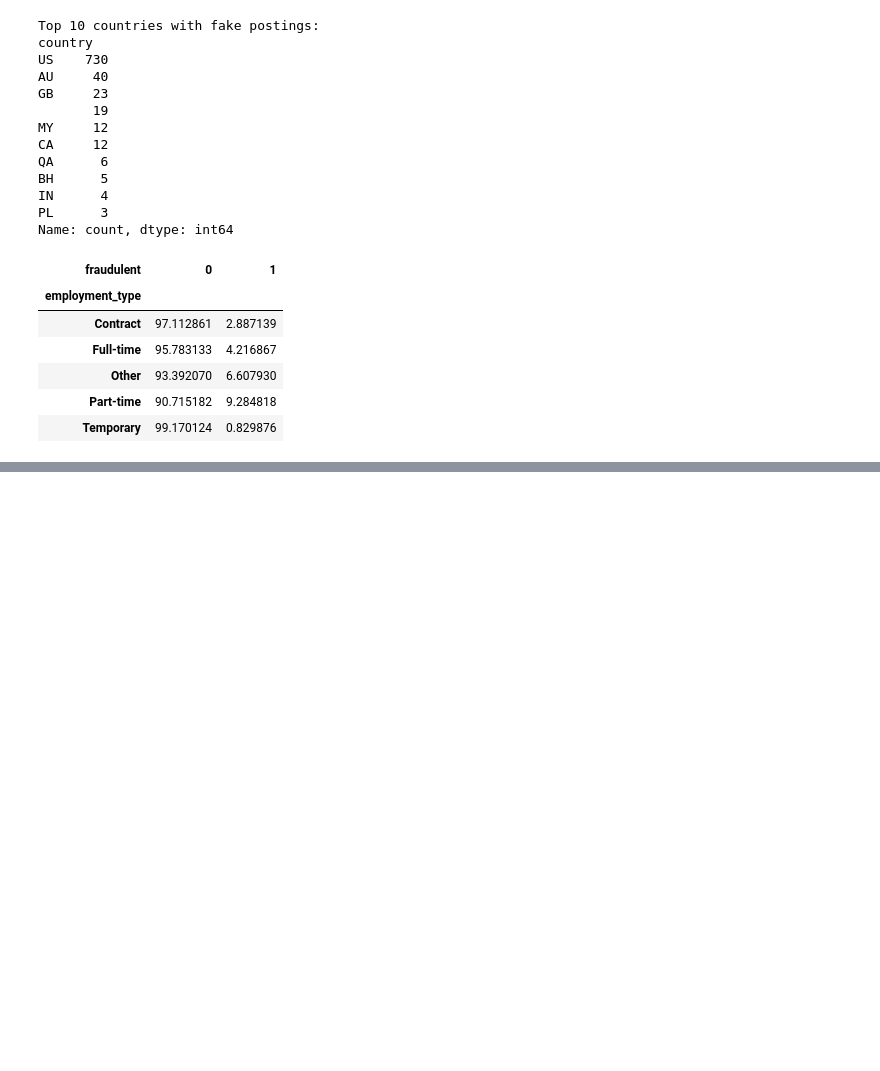
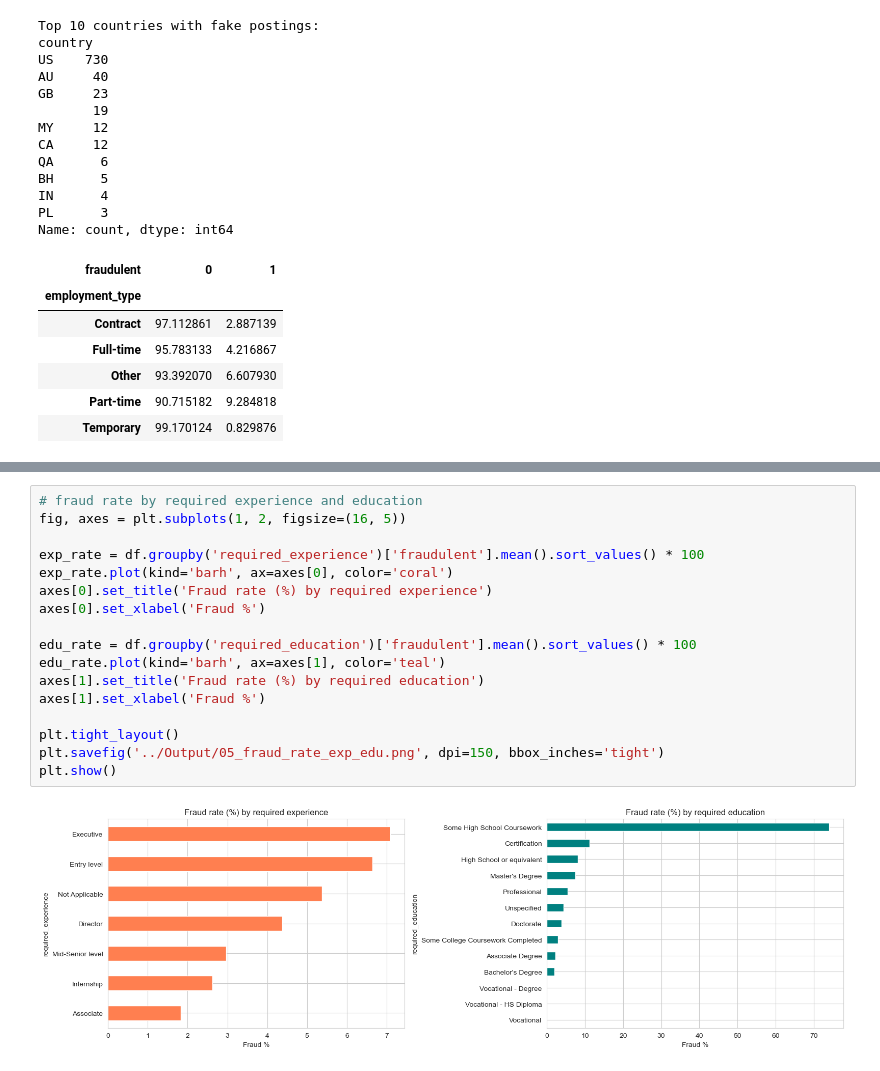
Before and after one commit to P2gohel/MSc-Data-science-Fraud-Job-Detection, a Jupyter notebook: Notebook/EDA.ipynb, the cells around one changed output, grey strips where cells are left out. Saved outputs shown, nothing was run; the diff lists cells and outputs as text; blank space fills up the shorter version.

```diff
--- a/Notebook/EDA.ipynb
+++ b/Notebook/EDA.ipynb
@@ -165,0 +186,19 @@ plt.show()
+# %%
+# fraud rate by required experience and education
+fig, axes = plt.subplots(1, 2, figsize=(16, 5))
+
+exp_rate = df.groupby('required_experience')['fraudulent'].mean().sort_values() * 100
+exp_rate.plot(kind='barh', ax=axes[0], color='coral')
+axes[0].set_title('Fraud rate (%) by required experience')
+axes[0].set_xlabel('Fraud %')
+
+edu_rate = df.groupby('required_education')['fraudulent'].mean().sort_values() * 100
+edu_rate.plot(kind='barh', ax=axes[1], color='teal')
+axes[1].set_title('Fraud rate (%) by required education')
+axes[1].set_xlabel('Fraud %')
+
+plt.tight_layout()
+plt.savefig('../Output/05_fraud_rate_exp_edu.png', dpi=150, bbox_inches='tight')
+plt.show()
+# %% [output]
+[figure, added]
```
Also changed, not shown: parts of 7 cells of this notebook.
